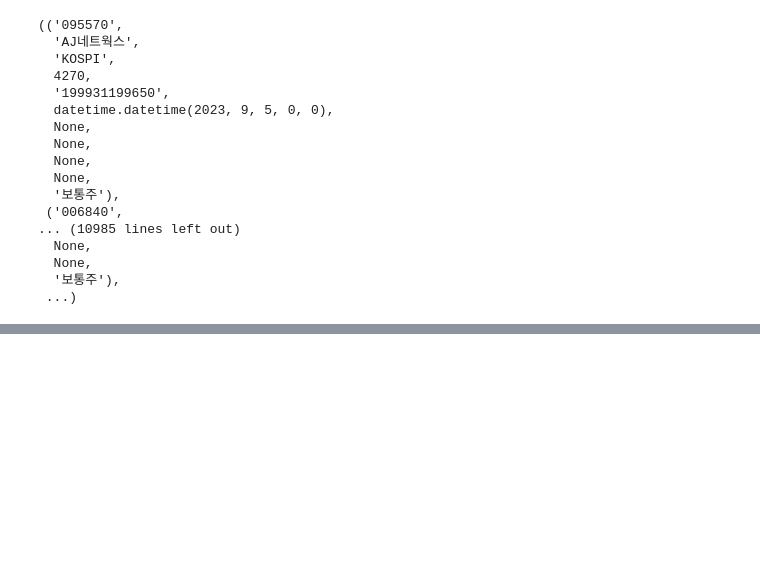
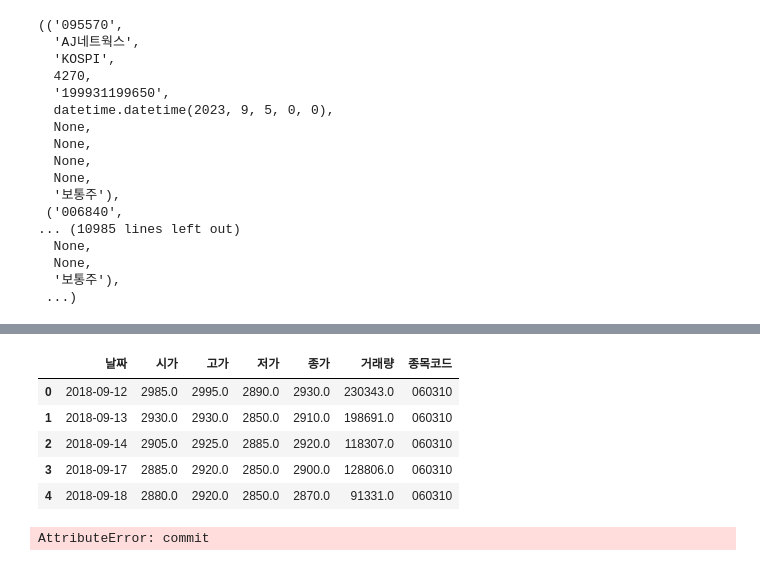
Before and after one commit to infostore/ex-quant, a Jupyter notebook: 국내주식데이터수집.ipynb, the cells around one changed output, grey strips where cells are left out. Saved outputs shown, nothing was run; the diff lists cells and outputs as text; code cells hidden in the pictures; blank space fills up the shorter version.

```diff
--- a/국내주식데이터수집.ipynb
+++ b/국내주식데이터수집.ipynb
@@ -233,0 +435,21 @@ display(data)
+# %%
+# 클린징
+import re
+
+# 6개 컬럼만
+price = data_price.iloc[:, 0:6]
+# 컬럼명 변경
+price.columns = ['날짜', '시가', '고가', '저가', '종가', '거래량']
+price = price.dropna()
+price['날짜'] = price['날짜'].str.extract('(\d+)')
+price['날짜'] = pd.to_datetime(price['날짜'])
+price['종목코드'] = ticker
+
+price.head()
+# %% [output]
+|  | 날짜 | 시가 | 고가 | 저가 | 종가 | 거래량 | 종목코드 |
+| 0 | 2018-09-12 | 2985.0 | 2995.0 | 2890.0 | 2930.0 | 230343.0 | 060310 |
+| 1 | 2018-09-13 | 2930.0 | 2930.0 | 2850.0 | 2910.0 | 198691.0 | 060310 |
+| 2 | 2018-09-14 | 2905.0 | 2925.0 | 2885.0 | 2920.0 | 118307.0 | 060310 |
+| 3 | 2018-09-17 | 2885.0 | 2920.0 | 2850.0 | 2900.0 | 128806.0 | 060310 |
+| 4 | 2018-09-18 | 2880.0 | 2920.0 | 2850.0 | 2870.0 | 91331.0 | 060310 |
@@ -233,0 +465,28 @@ display(data)
+# %%
+import pymysql
+
+con = pymysql.connect(
+    user='root',
+    password='*Bmw1752!',
+    host='127.0.0.1',
+    db='stock_db',
+    charset='utf8'
+)
+mycursor = con.cursor()
+
+query = """
+    create table kor_price (
+        날짜 date,
+        시가 double,
+        고가 double,
+        저가 double,
+        종가 double,
+        거래량 double,
+        종목코드 varchar(6),
+        primary key(날짜, 종목코드)
+    )
+"""
+mycursor.execute(query)
+con.close()
+# %% [output]
+AttributeError: commit
```
Also changed, not shown: parts of 21 cells of this notebook, 1 other file.
